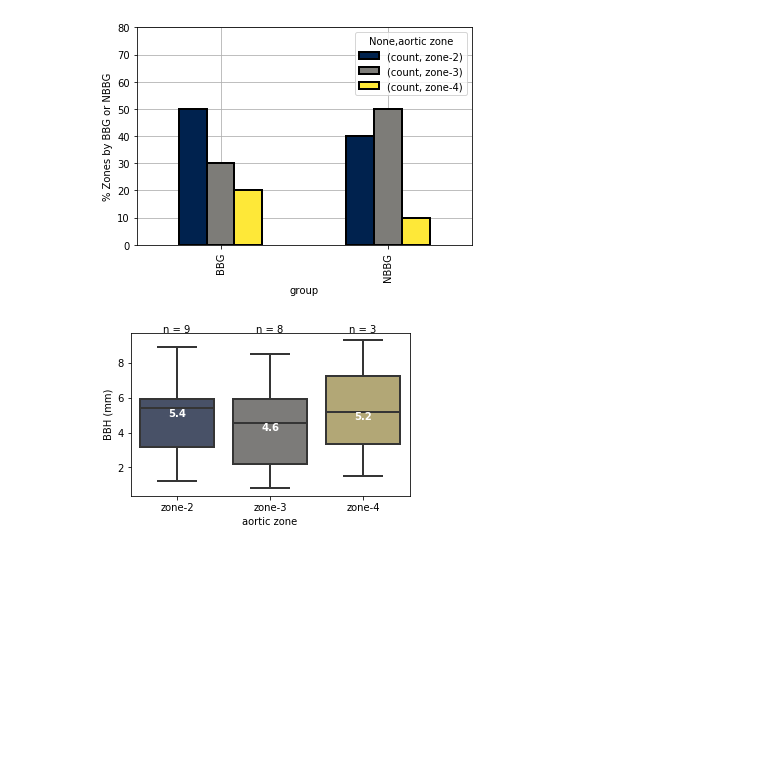
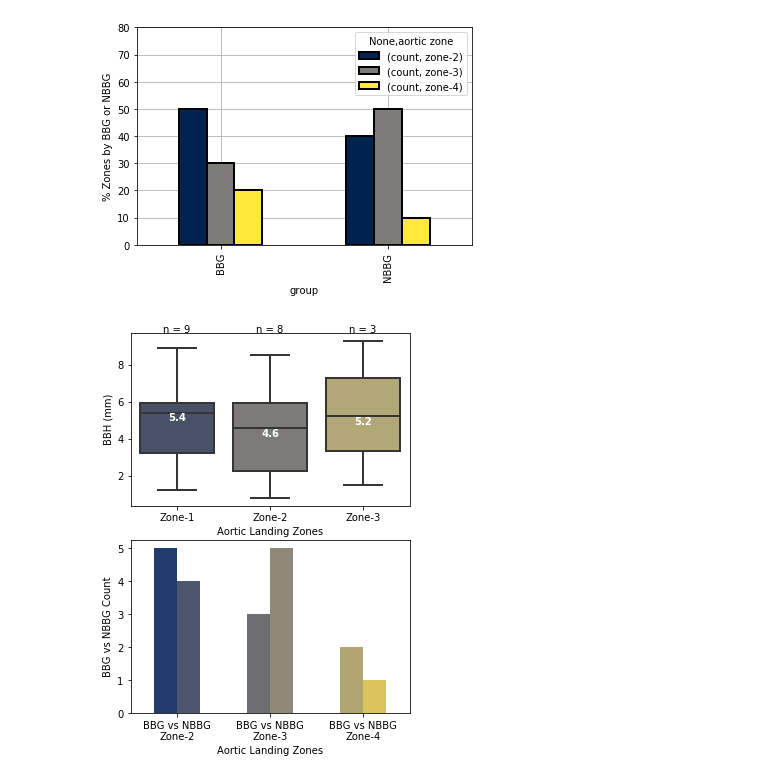
Before and after one commit to ninedigits/Bird-beak-Manuscript, a Jupyter notebook: python_code/Aortic Zone Testing.ipynb, the cells around one changed output. Cells and saved outputs as stored; diff of their text form; code cells hidden in the pictures; blank space fills up the shorter version.

Commit message:
MF2 Zone analysis

```diff
--- a/python_code/Aortic Zone Testing.ipynb
+++ b/python_code/Aortic Zone Testing.ipynb
@@ -57,0 +8,5 @@ zones
+# %%
+# Read in zones and bird-beak data.
+zones = pd.read_csv('zones_group_bbh.csv')
+zones = zones.set_index('pat_num')
+zones
@@ -83,25 +57,48 @@ Stat: 117.0 P-Value: 0.012
 [figure]
 # %%
 
+class ZonePlot:
+    """
+    Plot bird-beak height distribution by zone.
 
-bb_background = plt.Rectangle(anchor_point, length, height, color='k', alpha=0.1)
+    Attributes:
+    -----------
+    data (pd.DataFrame)
+        Contains bird-beak height and zone information.
+    """
+    def __init__(self, data):
+        self.data = data
+        self.plot_index = 0
+    def _make_fig(self, nrows=1, ncols=1, figsize=(5,3)):
+        """ Set up a figure"""
+        #sns.set_palette("cividis", 3)
+        self.fig, self.axes = plt.subplots(nrows,ncols,figsize=figsize)
+        if (nrows * ncols) > 1:
+            self.axes = self.axes.flatten()
+            self.ax = self.axes[self.plot_index]
+        else:
+            self.ax = self.axes
+        self.nrows = nrows
+        self.ncols = ncols
+    def _next_ax(self):
+        self.plot_index +=1
+        self.ax = self.axes[self.plot_index]
 
-plt.show()
-class ZonePlot:
-    def __init__(self, data):
+    def box_plot(self, **kwargs):
+        """ Box plot """
+        sns.boxplot(ax=self.ax, palette=sns.color_palette("cividis", 3), **kwargs)
+        self.ax.set_ylabel('BBH (mm)')
+        self.ax.set_xlabel('Aortic Landing Zones')
+        self.ax.set_xticklabels(['Zone-1', 'Zone-2', 'Zone-3'])
 
-        self.data = data
-    def _make_fig(self):
-        sns.set_palette("cividis", 3)
-        self.fig, self.ax = plt.subplots(1,1,figsize=(5, 3))
-    def box_plot(self, **kwargs):
-        sns.boxplot(**kwargs)
     def swarm_plot(self, **kwargs):
         sns.swarmplot(**kwargs)
 
-    def label_axes(self):
-        self.ax.set_ylabel('BBH (mm)')
+
+
+
     def patch(self):
+        """ Puts a patch in the background"""
         anchor_point = (-.5,5)
         length = 3
         height = 5
@@ -109,40 +106,55 @@ class ZonePlot:
         patch_shape = plt.Rectangle(anchor_point, length, height, alpha=alpha, color='r')
         self.ax.add_patch(patch_shape)
     def _agg_data(self):
+        """ Aggregates patient data for annotation"""
         self.data_agg = self.data.groupby('aortic zone').agg({'bbh': ['count', 'median']})
+        self.data_agg_counts = self.data.groupby('aortic zone').agg({'group': 'value_counts'}).sort_index().unstack()
     def annote_n(self):
+        """ Annotate patient counts per each zone"""
         length_data = len(self.data_agg)
         row_ind = .5
         for _, row in self.data_agg.iterrows():
             n = row[('bbh','count')]
             plt.text(row_ind/length_data, 1,
                      s='n = {:.0f}'.format(n),
                      transform=self.ax.transAxes,
                      horizontalalignment='center')
             row_ind+=1
     def annote_median(self):
-        length_data = len(self.data_agg)
+        """ Annotate the median value on each chart"""
         row_ind = 0
         for _, row in self.data_agg.iterrows():
             med = row[('bbh','median')]
-            plt.annotate(xy=(row_ind, med),
+            self.ax.annotate(xy=(row_ind, med),
                      s='{:.1f}'.format(med),
-                     transform=self.ax.transAxes,
                      horizontalalignment='center',
                      verticalalignment='top',
                      color='w',
-                      fontweight='bold')
+                     fontweight='bold')
             row_ind+=1
-    def main_plot(self):
+    def main_plot(self, save=None):
         self._agg_data()
-        self._make_fig()
-        self.box_plot(x='aortic zone',y='bbh',data=self.data, ax=self.ax, linewidth=2)
+        self._make_fig(2,1, (5,7))
+        self.box_plot(x='aortic zone',y='bbh',data=self.data, linewidth=2)
         self.annote_n()
         self.annote_median()
-        self.label_axes()
+        self._next_ax()
+        self.barplot()
+        #plt.tight_layout()
         #self.swarm_plot(x='aortic zone',y='bbh',data=self.data, color='r', marker='o', ax=self.ax)
         #self.patch()
+        if save:
+            plt.savefig(save, dpi=400, bbox_inches='tight')
+            plt.show()
 
-ZonePlot(zones).main_plot()
+    def barplot(self, **kwargs):
+        colors = sns.color_palette("cividis", 6)
+        colors = [(colors[i], colors[i+2], colors[i+4]) for i in range(0, 2)]
+        self.data_agg_counts.plot.bar(ax=self.ax, colors=colors, legend=False)
+        self.ax.set_ylabel('BBG vs NBBG Count')
+        self.ax.set_xlabel('Aortic Landing Zones')
+        self.ax.set_xticklabels(['BBG vs NBBG\nZone-2','BBG vs NBBG\nZone-3', 'BBG vs NBBG\nZone-4'], rotation=0)
+
+ZonePlot(zones).main_plot('zones_result_fig.png')
 # %% [output]
-[figure, old version]
+[figure, new version]
```
Also changed, not shown: parts of 3 cells of this notebook, 1 other file.
